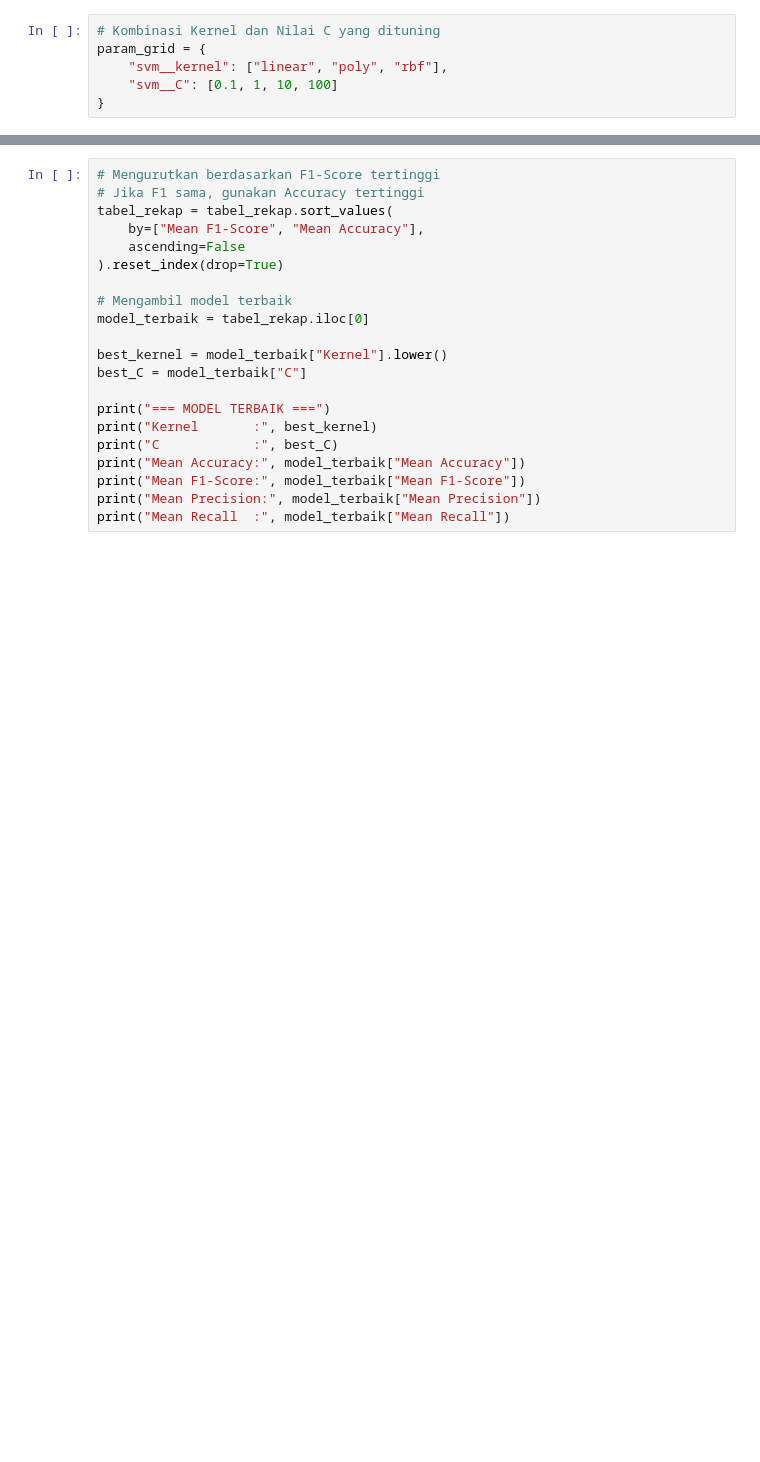
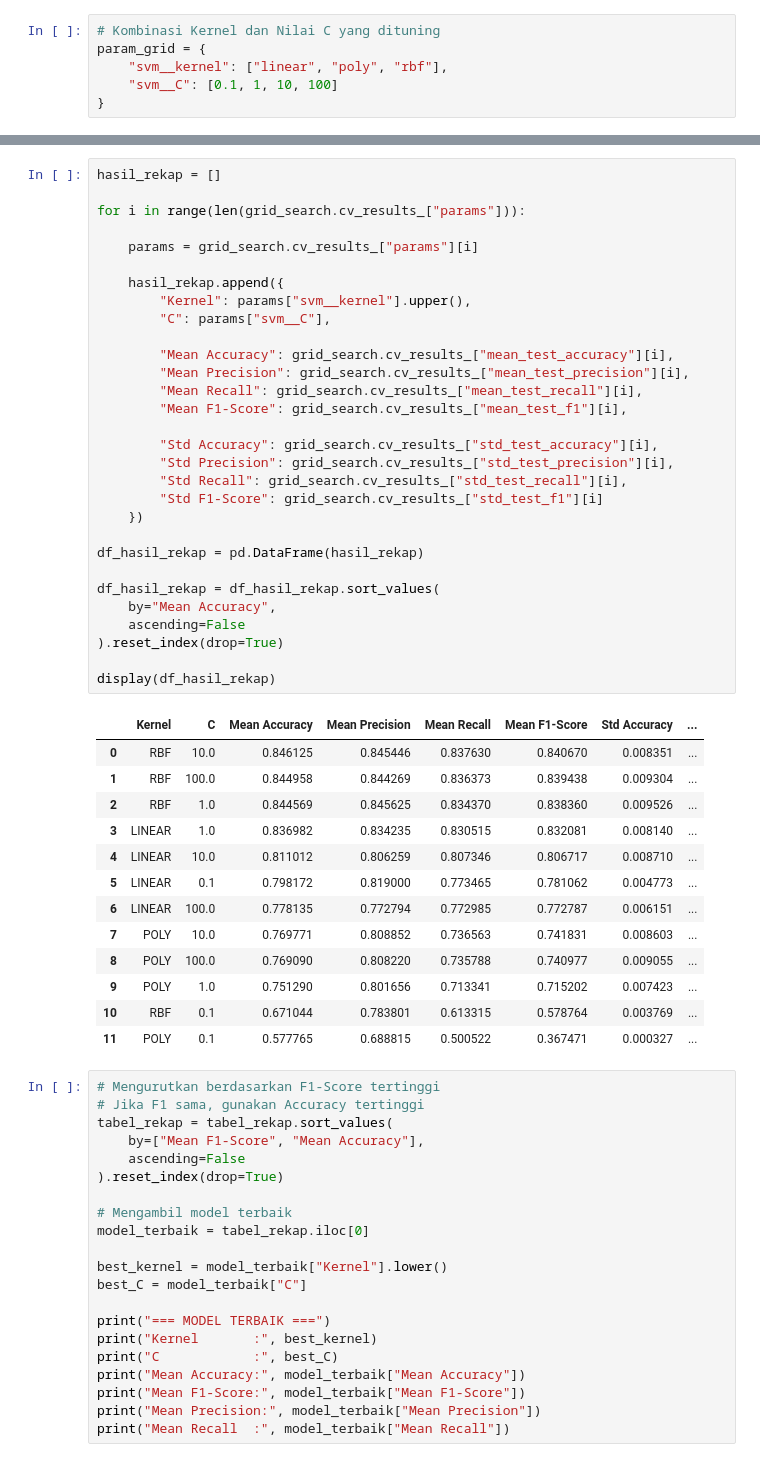
Before and after one commit to rahelitapasaribu/fp-textmining, a Jupyter notebook: notebook/svm.ipynb, the cells around one changed output, grey strips where cells are left out. Saved outputs shown, nothing was run; the diff lists cells and outputs as text; blank space fills up the shorter version.

```diff
--- a/notebook/svm.ipynb
+++ b/notebook/svm.ipynb
@@ -543,3 +528,47 @@ display(tabel_rekap)
+# %%
+hasil_rekap = []
+
+for i in range(len(grid_search.cv_results_["params"])):
+
+    params = grid_search.cv_results_["params"][i]
+
+    hasil_rekap.append({
+        "Kernel": params["svm__kernel"].upper(),
+        "C": params["svm__C"],
+
+        "Mean Accuracy": grid_search.cv_results_["mean_test_accuracy"][i],
+        "Mean Precision": grid_search.cv_results_["mean_test_precision"][i],
+        "Mean Recall": grid_search.cv_results_["mean_test_recall"][i],
+        "Mean F1-Score": grid_search.cv_results_["mean_test_f1"][i],
+
+        "Std Accuracy": grid_search.cv_results_["std_test_accuracy"][i],
+        "Std Precision": grid_search.cv_results_["std_test_precision"][i],
+        "Std Recall": grid_search.cv_results_["std_test_recall"][i],
+        "Std F1-Score": grid_search.cv_results_["std_test_f1"][i]
+    })
+
+df_hasil_rekap = pd.DataFrame(hasil_rekap)
+
+df_hasil_rekap = df_hasil_rekap.sort_values(
+    by="Mean Accuracy",
+    ascending=False
+).reset_index(drop=True)
+
+display(df_hasil_rekap)
+# %% [output]
+|  | Kernel | C | Mean Accuracy | Mean Precision | Mean Recall | Mean F1-Score | Std Accuracy | ... |
+| 0 | RBF | 10.0 | 0.846125 | 0.845446 | 0.837630 | 0.840670 | 0.008351 | ... |
+| 1 | RBF | 100.0 | 0.844958 | 0.844269 | 0.836373 | 0.839438 | 0.009304 | ... |
+| 2 | RBF | 1.0 | 0.844569 | 0.845625 | 0.834370 | 0.838360 | 0.009526 | ... |
+| 3 | LINEAR | 1.0 | 0.836982 | 0.834235 | 0.830515 | 0.832081 | 0.008140 | ... |
+| 4 | LINEAR | 10.0 | 0.811012 | 0.806259 | 0.807346 | 0.806717 | 0.008710 | ... |
+| 5 | LINEAR | 0.1 | 0.798172 | 0.819000 | 0.773465 | 0.781062 | 0.004773 | ... |
+| 6 | LINEAR | 100.0 | 0.778135 | 0.772794 | 0.772985 | 0.772787 | 0.006151 | ... |
+| 7 | POLY | 10.0 | 0.769771 | 0.808852 | 0.736563 | 0.741831 | 0.008603 | ... |
+| 8 | POLY | 100.0 | 0.769090 | 0.808220 | 0.735788 | 0.740977 | 0.009055 | ... |
+| 9 | POLY | 1.0 | 0.751290 | 0.801656 | 0.713341 | 0.715202 | 0.007423 | ... |
+| 10 | RBF | 0.1 | 0.671044 | 0.783801 | 0.613315 | 0.578764 | 0.003769 | ... |
+| 11 | POLY | 0.1 | 0.577765 | 0.688815 | 0.500522 | 0.367471 | 0.000327 | ... |
 # %%
 # Mengurutkan berdasarkan F1-Score tertinggi
 # Jika F1 sama, gunakan Accuracy tertinggi
```
Also changed, not shown: parts of 9 cells of this notebook.
